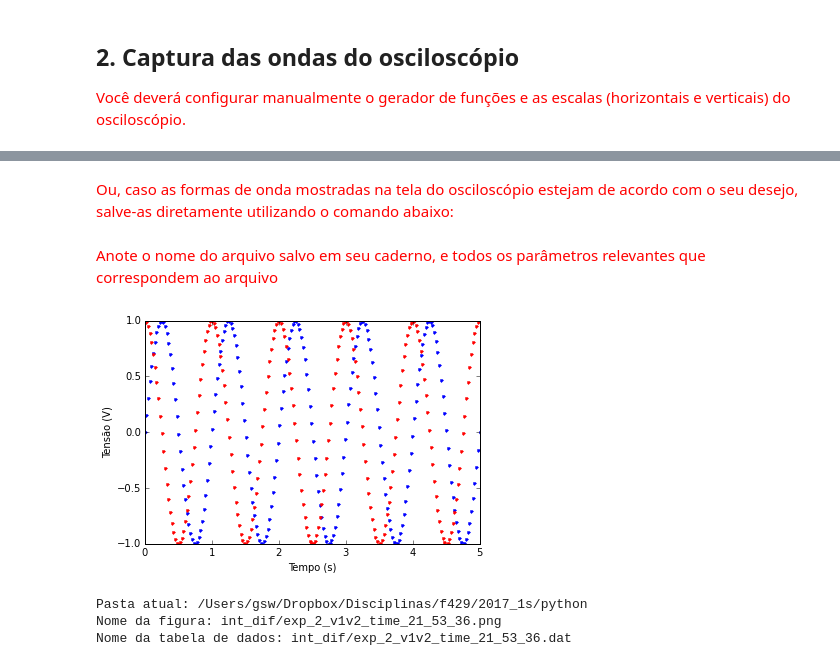
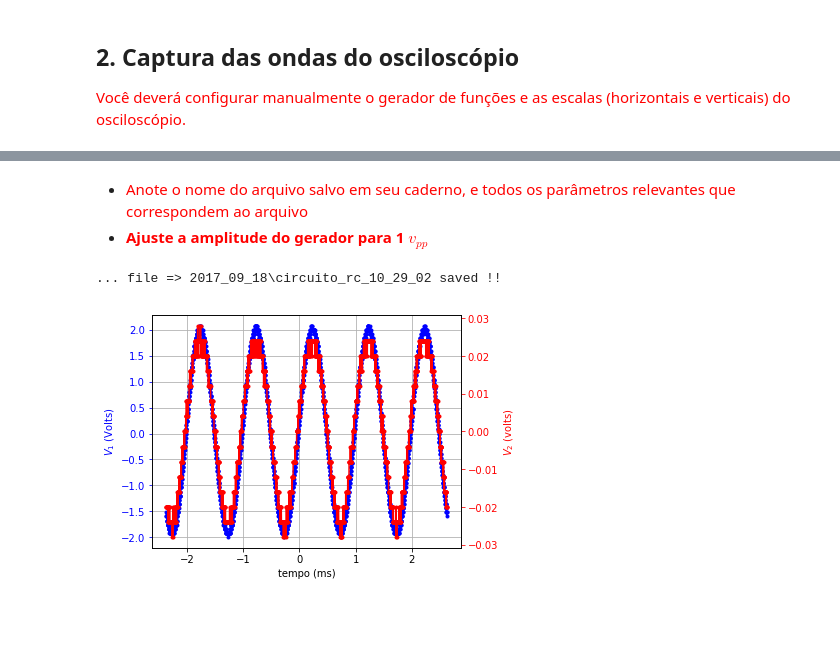
Before and after one commit to gwiederhecker/F429_notas, a Jupyter notebook: aula8/captura_resposta_temporal.ipynb, the cells around one changed output, grey strips where cells are left out. Saved outputs shown, nothing was run; the diff lists cells and outputs as text; code cells hidden in the pictures; blank space fills up the shorter version.

Commit message:
Esquema de salvar atualizado

```diff
--- a/aula8/captura_resposta_temporal.ipynb
+++ b/aula8/captura_resposta_temporal.ipynb
@@ -41,4 +27,3 @@ plt.show()       # mostra o gráfico
-# %% [markdown]
-<span style='color:red'>Ou, caso as formas de onda mostradas na tela do osciloscópio estejam de acordo com o seu desejo, salve-as diretamente utilizando o comando abaixo:</span>
 # %% [markdown]
-<span style='color:red'>Anote o nome do arquivo salvo em seu caderno, e todos os parâmetros relevantes que correspondem ao arquivo</span>
+* <span style='color:red'>Anote o nome do arquivo salvo em seu caderno, e todos os parâmetros relevantes que correspondem ao arquivo</span>
+* <span style='color:red'>__Ajuste a amplitude do gerador para 1 $v_{pp}$__ </span>
@@ -47,50 +30,25 @@ t, x, y = scope.save_channels('file_name', sep = ',')
-# %%
-#-----------------------
-#salva os dois canais do osciloscópio
-t1, V1 = scope.ch1.read_channel()
-t2, V2 = scope.ch2.read_channel()
-plt.plot(t1, V1,'b.',label='V1')   # plot V x t
-plt.plot(t2, V2,'r.',label='V2')   # plot V x t
-plt.xlabel('Tempo (s)')
-plt.ylabel('Tensão (V)')
-fig=plt.gcf()
-plt.show()
-#-----------------------
-#gerando tabelas pandas
-dados = pd.DataFrame()   # inicializa um dataframe do pandas
-dados['t (s)'] = t1 # note que t1 e t2 devem ser iguais!
-dados['V1 (V)'] = V1
-dados['V2 (V)'] = V2
-#-----------------------
-## parametros de varredura
-PATH = 'int_dif/'     # pasta onde salvar todos os arquivos
-## Não coloque .dat aqui, pois as extensões são adicionadas automaticamente
-nome_arquivo = 'exp_2'    # nome prefixo dos arquivos
-##--------------------------------------------------------
-##------------SALVANDO ARQUIVOS------------
-##--------------------------------------------------------
-#Cria a pasta no computador, veja a variável PATH
-try:
-    os.makedirs(PATH)     # tenta fazer nova pasta, caso ela não exista
-except OSError:
-    if not os.path.isdir(PATH):
-        raise
-#qual pasta estou?
-print('Pasta atual:',os.getcwd())
-#gerando um sufixo de tempo para evitar arquivo com nome duplicado
-time_suf = time.strftime('_%H_%M_%S', time.localtime(time.time()))
-nome_fig = PATH + nome_arquivo + '_v1v2' + '_time' + time_suf + '.png'
-nome_dat = PATH + nome_arquivo + '_v1v2' + '_time' + time_suf + '.dat'
-#----------------------
-#figura
-fig.savefig(nome_fig, bbox_inches = 'tight')
-print('Nome da figura:', nome_fig)
-#-----------------------
-#tabela de dados
-dados.to_csv(nome_dat, sep = '\t', index=False)   # \t significa que o separador é uma tabulação, index=False remove os indices da coluna
-print('Nome da tabela de dados:', nome_dat)
-# %% [output]
-[figure, removed]
-Pasta atual: /Users/gsw/Dropbox/Disciplinas/f429/2017_1s/python
-Nome da figura: int_dif/exp_2_v1v2_time_21_53_36.png
-Nome da tabela de dados: int_dif/exp_2_v1v2_time_21_53_36.dat
+# %%
+nome_arquivo = 'circuito_rc' #COLOQUE O NOME APROPRIADO AQUI
+#capturando os canais e salvando arquivos
+t, V1, V2 = scope.save_channels(nome_arquivo, sep = '\t')
+#graficando os dados capturados
+#certifique-se que as formas de onda estão de acordo com o esperado!
+fig, ax1 = plt.subplots()
+#eixo da esquerda
+ax1.plot(1e3*t,V1, 'b.-')
+ax1.set_xlabel('tempo (ms)')
+# Make the y-axis label, ticks and tick labels match the line color.
+ax1.set_ylabel(r'$V_1$ (Volts)', color='b')
+ax1.tick_params('y', colors='b')
+ax1.grid()
+#eixo da direita
+ax2 = ax1.twinx()
+ax2.plot(1e3*t, V2, 'r.-')
+ax2.set_ylabel(r'$V_2$ (volts)', color='r')
+ax2.tick_params('y', colors='r')
+
+fig.tight_layout()
+plt.show()
+# %% [output]
+... file => 2017_09_18\circuito_rc_10_29_02 saved !!
+[figure, added]
```
Also changed, not shown: parts of 7 cells of this notebook.
